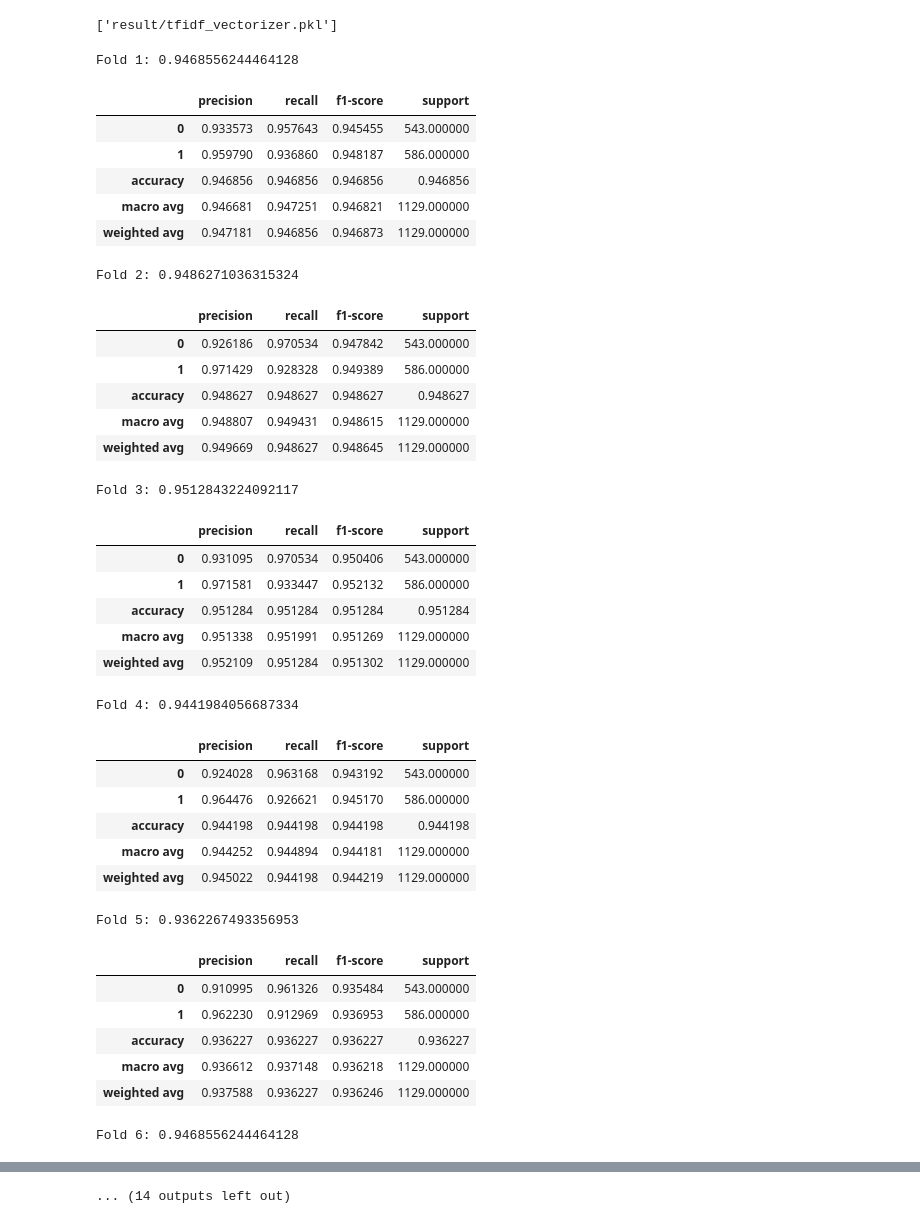
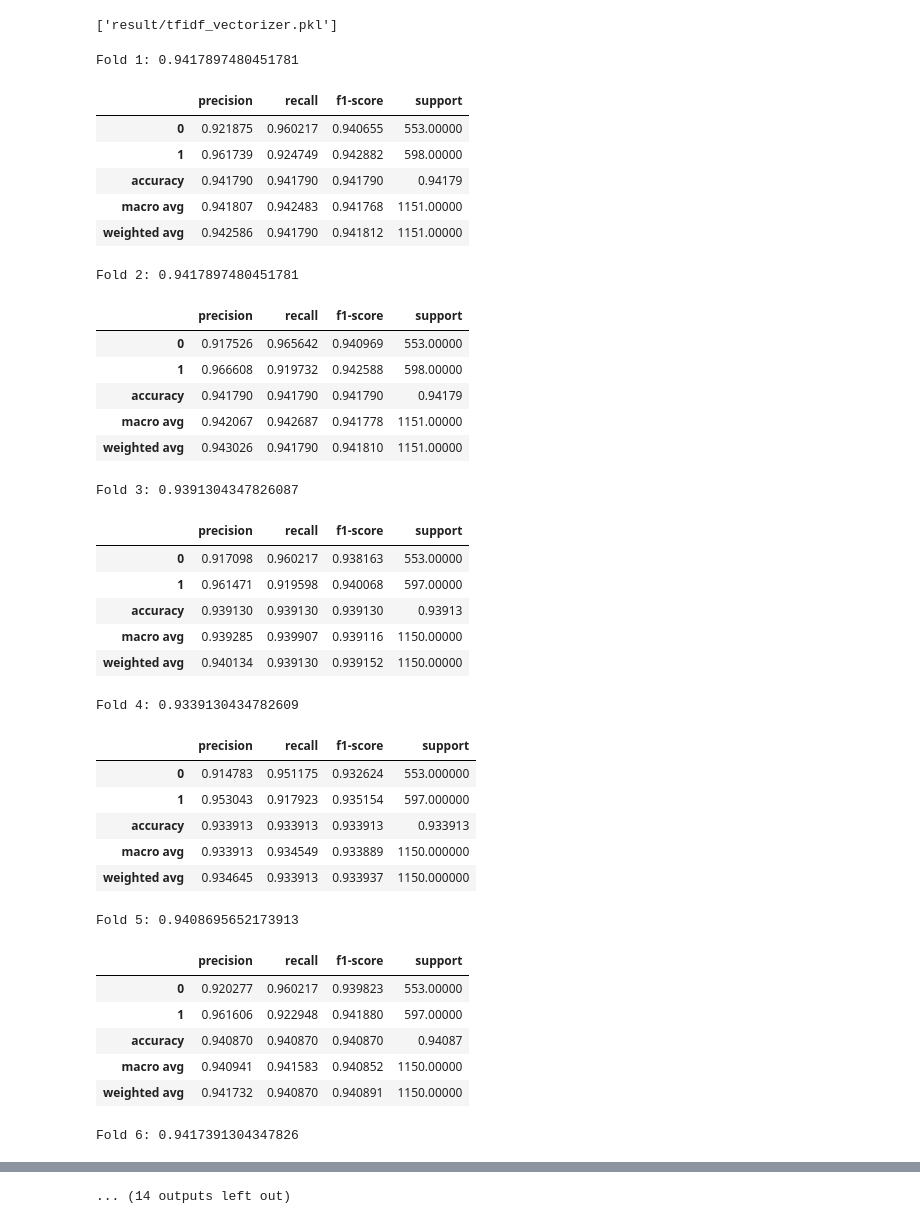
Before and after one commit to M4RV3L24/Online-Gambling-Detection-using-IndoBERTweet, a Jupyter notebook: Models/RF_TFIDF/prototype.ipynb, the cells around one changed output, grey strips where cells are left out. Saved outputs shown, nothing was run; the diff lists cells and outputs as text; code cells hidden in the pictures.

```diff
--- a/Models/RF_TFIDF/prototype.ipynb
+++ b/Models/RF_TFIDF/prototype.ipynb
@@ -10,7 +10,7 @@ from sklearn.metrics import classification_report, accuracy_score, confusion_mat
 from IPython.display import display
 # %%
 # Load data from JSON file (array of objects)
-with open('fetched_data_final_dedup_2.json', 'r', encoding='utf-8') as f:
+with open('fetched_data_final_dedup_3.json', 'r', encoding='utf-8') as f:
     data = json.load(f)
 
 # If your JSON is an array, not an object with "data" key:
@@ -47,7 +47,8 @@ for fold, (train_idx, test_idx) in enumerate(skf.split(X, y)):
     X_train_tfidf = vectorizer.fit_transform(X_train)
     X_test_tfidf = vectorizer.transform(X_test)
 
-    model = RandomForestClassifier(n_estimators=200, random_state=42, class_weight='balanced')
+    model = RandomForestClassifier(n_estimators=400, max_depth=200, n_jobs=4, min_samples_split=5,
+                                min_samples_leaf=2,  random_state=42, class_weight='balanced')
     model.fit(X_train_tfidf, y_train)
     y_pred = model.predict(X_test_tfidf)
 
@@ -278,7 +294,7 @@ for fold, (train_idx, test_idx) in enumerate(skf.split(X, y)):
     X_train_tfidf = vectorizer.fit_transform(X_train)
     X_test_tfidf = vectorizer.transform(X_test)
 
-    model = SVC(kernel='rbf', C=1.0, class_weight='balanced', random_state=42)
+    model = SVC(kernel='rbf', C=1.0, class_weight='balanced', random_state=42, gamma='scale')
     model.fit(X_train_tfidf, y_train)
     y_pred = model.predict(X_test_tfidf)
 
@@ -309,66 +325,66 @@ for label in labels:
     }
 
 # Global averages
 mean_results['accuracy'] = {"score": np.mean([fold['accuracy'] for fold in fold_reports])}
 mean_results['macro avg'] = {
     m: np.mean([fold['macro avg'][m] for fold in fold_reports]) for m in metrics
 }
 mean_results['weighted avg'] = {
     m: np.mean([fold['weighted avg'][m] for fold in fold_reports]) for m in metrics
 }
 
 # Convert to DataFrame
 results_df = pd.DataFrame(mean_results).T
 
 print("Final averaged metrics across folds:")
 display(results_df)
 
 # Show per-fold accuracies as well
 fold_acc_df = pd.DataFrame({
     "Fold": range(1, n_splits + 1),
     "Accuracy": cv_scores
 })
 print("Per-fold accuracy:")
 display(fold_acc_df)
 
 # Show overall confusion matrix
 print("Confusion Matrix across all folds:")
 display(pd.DataFrame(confusion_matrix(all_y_true, all_y_pred)))
 # %% [output]
-Fold 1: 0.9468556244464128
+Fold 1: 0.9417897480451781
 |  | precision | recall | f1-score | support |
-| 0 | 0.933573 | 0.957643 | 0.945455 | 543.000000 |
-| 1 | 0.959790 | 0.936860 | 0.948187 | 586.000000 |
-| accuracy | 0.946856 | 0.946856 | 0.946856 | 0.946856 |
-| macro avg | 0.946681 | 0.947251 | 0.946821 | 1129.000000 |
-| weighted avg | 0.947181 | 0.946856 | 0.946873 | 1129.000000 |
+| 0 | 0.921875 | 0.960217 | 0.940655 | 553.00000 |
+| 1 | 0.961739 | 0.924749 | 0.942882 | 598.00000 |
+| accuracy | 0.941790 | 0.941790 | 0.941790 | 0.94179 |
+| macro avg | 0.941807 | 0.942483 | 0.941768 | 1151.00000 |
+| weighted avg | 0.942586 | 0.941790 | 0.941812 | 1151.00000 |
-Fold 2: 0.9486271036315324
+Fold 2: 0.9417897480451781
 |  | precision | recall | f1-score | support |
-| 0 | 0.926186 | 0.970534 | 0.947842 | 543.000000 |
-| 1 | 0.971429 | 0.928328 | 0.949389 | 586.000000 |
-| accuracy | 0.948627 | 0.948627 | 0.948627 | 0.948627 |
-| macro avg | 0.948807 | 0.949431 | 0.948615 | 1129.000000 |
-| weighted avg | 0.949669 | 0.948627 | 0.948645 | 1129.000000 |
+| 0 | 0.917526 | 0.965642 | 0.940969 | 553.00000 |
+| 1 | 0.966608 | 0.919732 | 0.942588 | 598.00000 |
+| accuracy | 0.941790 | 0.941790 | 0.941790 | 0.94179 |
+| macro avg | 0.942067 | 0.942687 | 0.941778 | 1151.00000 |
+| weighted avg | 0.943026 | 0.941790 | 0.941810 | 1151.00000 |
-Fold 3: 0.9512843224092117
+Fold 3: 0.9391304347826087
 |  | precision | recall | f1-score | support |
-| 0 | 0.931095 | 0.970534 | 0.950406 | 543.000000 |
-| 1 | 0.971581 | 0.933447 | 0.952132 | 586.000000 |
-| accuracy | 0.951284 | 0.951284 | 0.951284 | 0.951284 |
-| macro avg | 0.951338 | 0.951991 | 0.951269 | 1129.000000 |
-| weighted avg | 0.952109 | 0.951284 | 0.951302 | 1129.000000 |
+| 0 | 0.917098 | 0.960217 | 0.938163 | 553.00000 |
+| 1 | 0.961471 | 0.919598 | 0.940068 | 597.00000 |
+| accuracy | 0.939130 | 0.939130 | 0.939130 | 0.93913 |
+| macro avg | 0.939285 | 0.939907 | 0.939116 | 1150.00000 |
+| weighted avg | 0.940134 | 0.939130 | 0.939152 | 1150.00000 |
-Fold 4: 0.9441984056687334
+Fold 4: 0.9339130434782609
 |  | precision | recall | f1-score | support |
-| 0 | 0.924028 | 0.963168 | 0.943192 | 543.000000 |
-| 1 | 0.964476 | 0.926621 | 0.945170 | 586.000000 |
-| accuracy | 0.944198 | 0.944198 | 0.944198 | 0.944198 |
-| macro avg | 0.944252 | 0.944894 | 0.944181 | 1129.000000 |
-| weighted avg | 0.945022 | 0.944198 | 0.944219 | 1129.000000 |
+| 0 | 0.914783 | 0.951175 | 0.932624 | 553.000000 |
+| 1 | 0.953043 | 0.917923 | 0.935154 | 597.000000 |
+| accuracy | 0.933913 | 0.933913 | 0.933913 | 0.933913 |
+| macro avg | 0.933913 | 0.934549 | 0.933889 | 1150.000000 |
+| weighted avg | 0.934645 | 0.933913 | 0.933937 | 1150.000000 |
-Fold 5: 0.9362267493356953
+Fold 5: 0.9408695652173913
 |  | precision | recall | f1-score | support |
-| 0 | 0.910995 | 0.961326 | 0.935484 | 543.000000 |
-| 1 | 0.962230 | 0.912969 | 0.936953 | 586.000000 |
-| accuracy | 0.936227 | 0.936227 | 0.936227 | 0.936227 |
-| macro avg | 0.936612 | 0.937148 | 0.936218 | 1129.000000 |
-| weighted avg | 0.937588 | 0.936227 | 0.936246 | 1129.000000 |
+| 0 | 0.920277 | 0.960217 | 0.939823 | 553.00000 |
+| 1 | 0.961606 | 0.922948 | 0.941880 | 597.00000 |
+| accuracy | 0.940870 | 0.940870 | 0.940870 | 0.94087 |
+| macro avg | 0.940941 | 0.941583 | 0.940852 | 1150.00000 |
+| weighted avg | 0.941732 | 0.940870 | 0.940891 | 1150.00000 |
-Fold 6: 0.9468556244464128
+Fold 6: 0.9417391304347826
 |  | precision | recall | f1-score | support |
```
Also changed, not shown: parts of 5 cells of this notebook, 3 other files.
